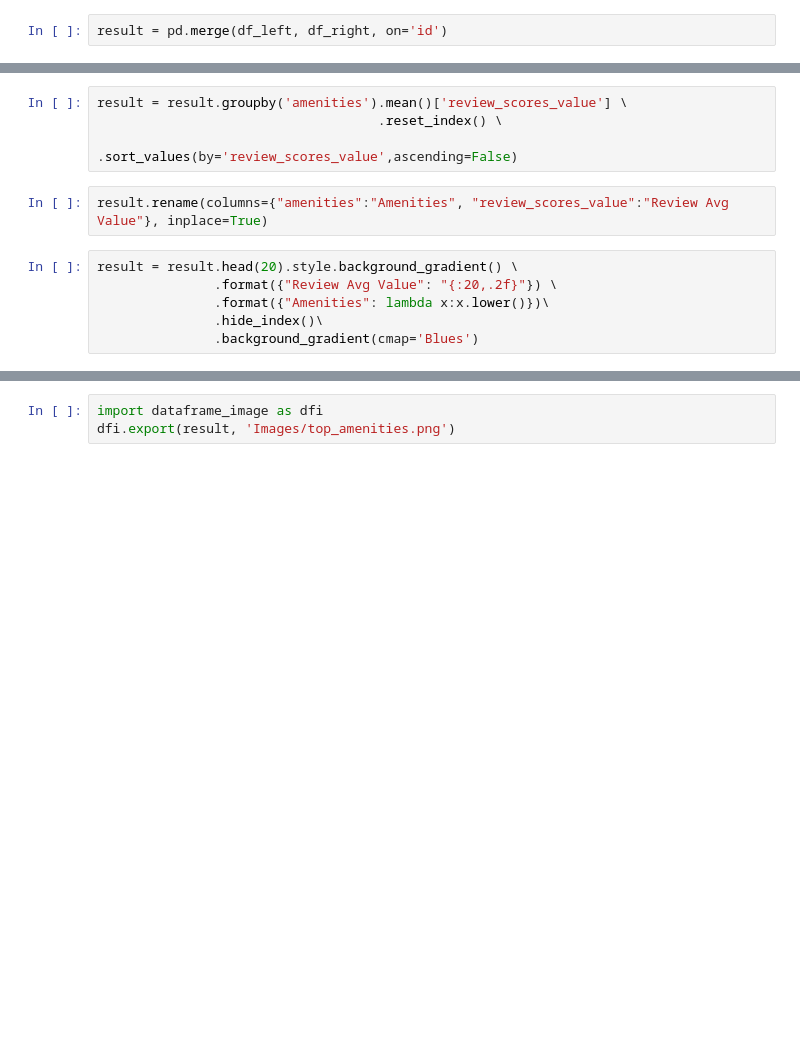
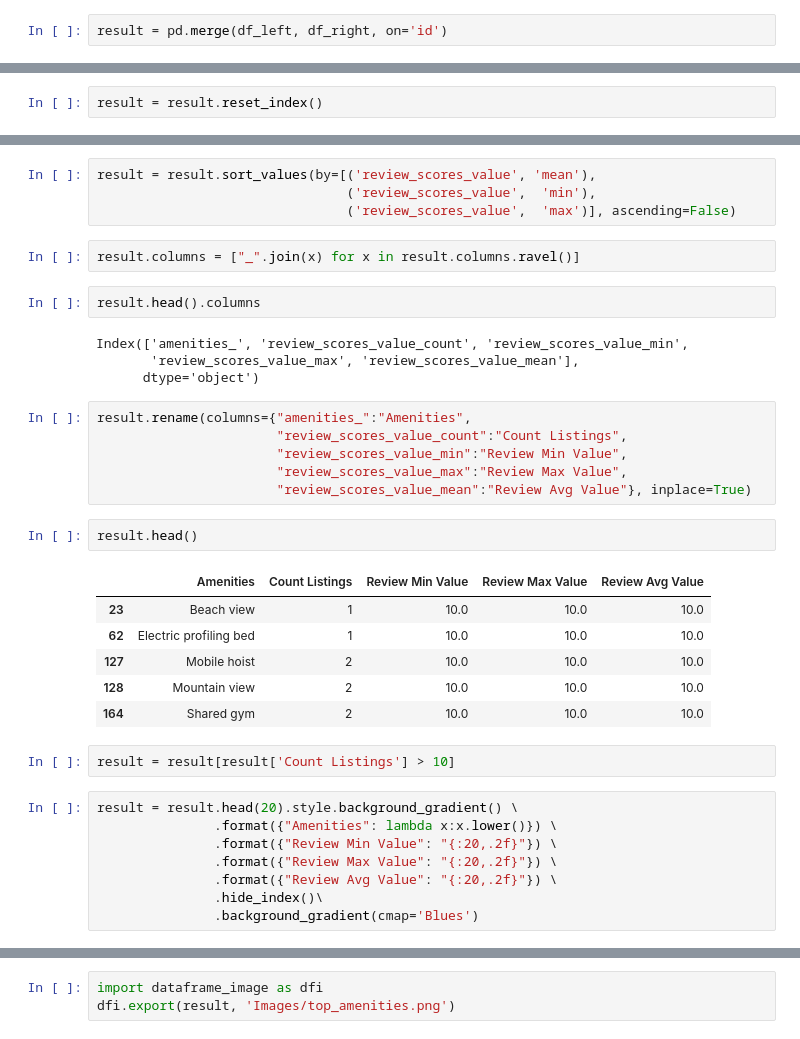
Before and after one commit to waltersmac/Predicting-AirBnB-Prices, a Jupyter notebook: Inside AirbnB - London 2020.ipynb, the cells around one changed output, grey strips where cells are left out. Cells and saved outputs as stored; diff of their text form; blank space fills up the shorter version.

```diff
--- a/Inside AirbnB - London 2020.ipynb
+++ b/Inside AirbnB - London 2020.ipynb
@@ -321,0 +324,2 @@ result = pd.merge(df_left, df_right, on='id')
+# %%
+result = result.reset_index()
@@ -322,13 +335,38 @@ result = pd.merge(df_left, df_right, on='id')
 # %%
-result = result.groupby('amenities').mean()['review_scores_value'] \
-                                    .reset_index() \
-                                    .sort_values(by='review_scores_value',ascending=False)
+result = result.sort_values(by=[('review_scores_value', 'mean'),
+                                ('review_scores_value',  'min'),
+                                ('review_scores_value',  'max')], ascending=False)
+# %%
+result.columns = ["_".join(x) for x in result.columns.ravel()]
+# %%
+result.head().columns
+# %% [output]
+Index(['amenities_', 'review_scores_value_count', 'review_scores_value_min',
+       'review_scores_value_max', 'review_scores_value_mean'],
+      dtype='object')
 # %%
-result.rename(columns={"amenities":"Amenities", "review_scores_value":"Review Avg Value"}, inplace=True)
+result.rename(columns={"amenities_":"Amenities",
+                       "review_scores_value_count":"Count Listings",
+                       "review_scores_value_min":"Review Min Value",
+                       "review_scores_value_max":"Review Max Value",
+                       "review_scores_value_mean":"Review Avg Value"}, inplace=True)
+# %%
+result.head()
+# %% [output]
+|  | Amenities | Count Listings | Review Min Value | Review Max Value | Review Avg Value |
+| 23 | Beach view | 1 | 10.0 | 10.0 | 10.0 |
+| 62 | Electric profiling bed | 1 | 10.0 | 10.0 | 10.0 |
+| 127 | Mobile hoist | 2 | 10.0 | 10.0 | 10.0 |
+| 128 | Mountain view | 2 | 10.0 | 10.0 | 10.0 |
+| 164 | Shared gym | 2 | 10.0 | 10.0 | 10.0 |
+# %%
+result = result[result['Count Listings'] > 10]
 # %%
 result = result.head(20).style.background_gradient() \
+               .format({"Amenities": lambda x:x.lower()}) \
+               .format({"Review Min Value": "{:20,.2f}"}) \
+               .format({"Review Max Value": "{:20,.2f}"}) \
                .format({"Review Avg Value": "{:20,.2f}"}) \
-               .format({"Amenities": lambda x:x.lower()})\
                .hide_index()\
                .background_gradient(cmap='Blues')
 # %%
```
Also changed, not shown: parts of 3 cells of this notebook, 2 other files.
